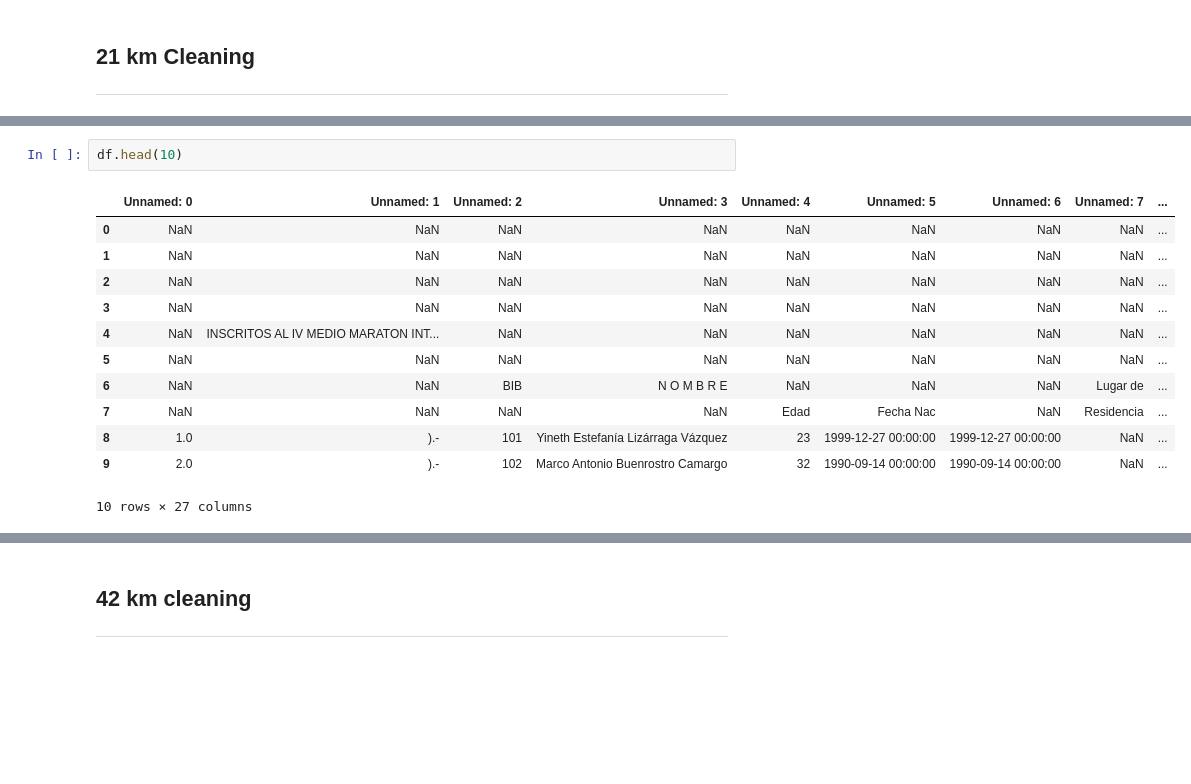
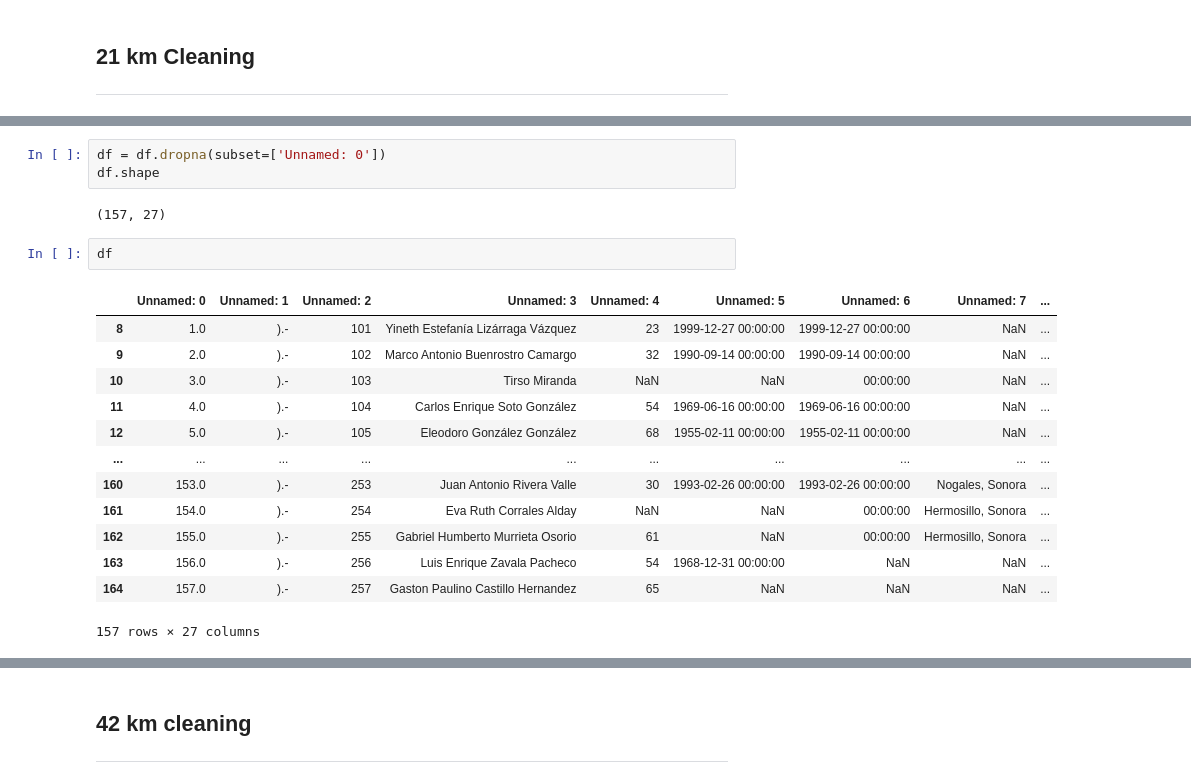
Before and after one commit to IvanSotomyor/Data-Analysis-Maraton-de-los-Perrones-IV, a Jupyter notebook: Dataset/1st_Iteration_IV_Maraton_de_Los_Perrones.ipynb, the cells around one changed output, grey strips where cells are left out. Drawn from its saved outputs; the diff is of its cells as text; blank space fills up the shorter version.

```diff
--- a/Dataset/1st_Iteration_IV_Maraton_de_Los_Perrones.ipynb
+++ b/Dataset/1st_Iteration_IV_Maraton_de_Los_Perrones.ipynb
@@ -53,15 +96,21 @@ print(df)
+# %%
+df = df.dropna(subset=['Unnamed: 0'])
+df.shape
+# %% [output]
+(157, 27)
 # %%
-df.head(10)
+df
 # %% [output]
 |  | Unnamed: 0 | Unnamed: 1 | Unnamed: 2 | Unnamed: 3 | Unnamed: 4 | Unnamed: 5 | Unnamed: 6 | Unnamed: 7 | ... |
-| 0 | NaN | NaN | NaN | NaN | NaN | NaN | NaN | NaN | ... |
-| 1 | NaN | NaN | NaN | NaN | NaN | NaN | NaN | NaN | ... |
-| 2 | NaN | NaN | NaN | NaN | NaN | NaN | NaN | NaN | ... |
-| 3 | NaN | NaN | NaN | NaN | NaN | NaN | NaN | NaN | ... |
-| 4 | NaN | INSCRITOS AL IV MEDIO MARATON INT... | NaN | NaN | NaN | NaN | NaN | NaN | ... |
-| 5 | NaN | NaN | NaN | NaN | NaN | NaN | NaN | NaN | ... |
-| 6 | NaN | NaN | BIB | N O M B R E | NaN | NaN | NaN | Lugar de | ... |
-| 7 | NaN | NaN | NaN | NaN | Edad | Fecha Nac | NaN | Residencia | ... |
 | 8 | 1.0 | ).- | 101 | Yineth Estefanía Lizárraga Vázquez | 23 | 1999-12-27 00:00:00 | 1999-12-27 00:00:00 | NaN | ... |
 | 9 | 2.0 | ).- | 102 | Marco Antonio Buenrostro Camargo | 32 | 1990-09-14 00:00:00 | 1990-09-14 00:00:00 | NaN | ... |
+| 10 | 3.0 | ).- | 103 | Tirso Miranda | NaN | NaN | 00:00:00 | NaN | ... |
+| 11 | 4.0 | ).- | 104 | Carlos Enrique Soto González | 54 | 1969-06-16 00:00:00 | 1969-06-16 00:00:00 | NaN | ... |
+| 12 | 5.0 | ).- | 105 | Eleodoro González González | 68 | 1955-02-11 00:00:00 | 1955-02-11 00:00:00 | NaN | ... |
+| ... | ... | ... | ... | ... | ... | ... | ... | ... | ... |
+| 160 | 153.0 | ).- | 253 | Juan Antonio Rivera Valle | 30 | 1993-02-26 00:00:00 | 1993-02-26 00:00:00 | Nogales, Sonora | ... |
+| 161 | 154.0 | ).- | 254 | Eva Ruth Corrales Alday | NaN | NaN | 00:00:00 | Hermosillo, Sonora | ... |
+| 162 | 155.0 | ).- | 255 | Gabriel Humberto Murrieta Osorio | 61 | NaN | 00:00:00 | Hermosillo, Sonora | ... |
+| 163 | 156.0 | ).- | 256 | Luis Enrique Zavala Pacheco | 54 | 1968-12-31 00:00:00 | NaN | NaN | ... |
+| 164 | 157.0 | ).- | 257 | Gaston Paulino Castillo Hernandez | 65 | NaN | NaN | NaN | ... |
-10 rows × 27 columns
+157 rows × 27 columns
```
Also changed, not shown: parts of 51 cells of this notebook, 2 other files.
